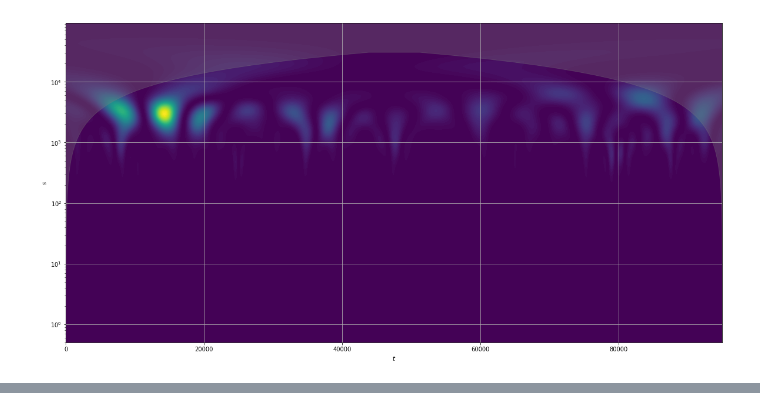
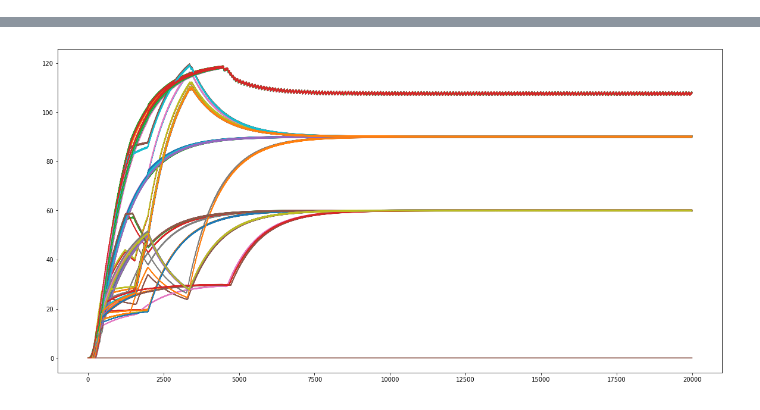
Before and after one commit to dkaravaev/neurodyn, a Jupyter notebook: Original.ipynb, the cells around one changed output, grey strips where cells are left out. Drawn from its saved outputs; the diff is of its cells as text; code cells hidden in the pictures.

```diff
--- a/Original.ipynb
+++ b/Original.ipynb
@@ -71,10 +80,22 @@ plt.show()
-# %%
-wa = WaveletAnalysis(results['W_8'][5000:], wavelet=Ricker())
-fig = plt.figure(figsize=(20, 10))
-ax = plt.subplot()
-wa.plot_power(ax)
-plt.xlabel(r'$t$')
-plt.ylabel(r'$s$')
-plt.show()
-# %% [output]
-[figure, removed]
+# %%
+np.random.seed(0)
+neuron = 5
+net = KPNetworkDelayed(neurons, 3, alpha=0.3, beta=1.2)
+
+callbacks = {}
+callbacks['N_' + str(neuron)] = NeuronActivityCallback(time_interval, neuron)
+
+#for i in range(2, 5):
+#    callbacks['Trace_' + str(i)] = TraceCallback(time_interval, 189, i)
+
+for i in range(neurons):
+    callbacks['W_' + str(i)] = Weight0Callback(time_interval, i, neuron)
+
+signal = SwitchSignal([2000, time_interval], [RandomUnitSignal(neurons), ZeroSignal(neurons)])
+handler = ComputationHandler(time_interval)
+%time results = handler.run(net, signal, callbacks)
+plt.figure(figsize=(20, 10))
+for i in range(neurons):
+    plt.plot(results['W_' + str(i)])
+plt.show()
+# %% [output]
@@ -80,0 +104 @@ plt.show()
+[figure, added]
```
Also changed, not shown: parts of 8 cells of this notebook.
